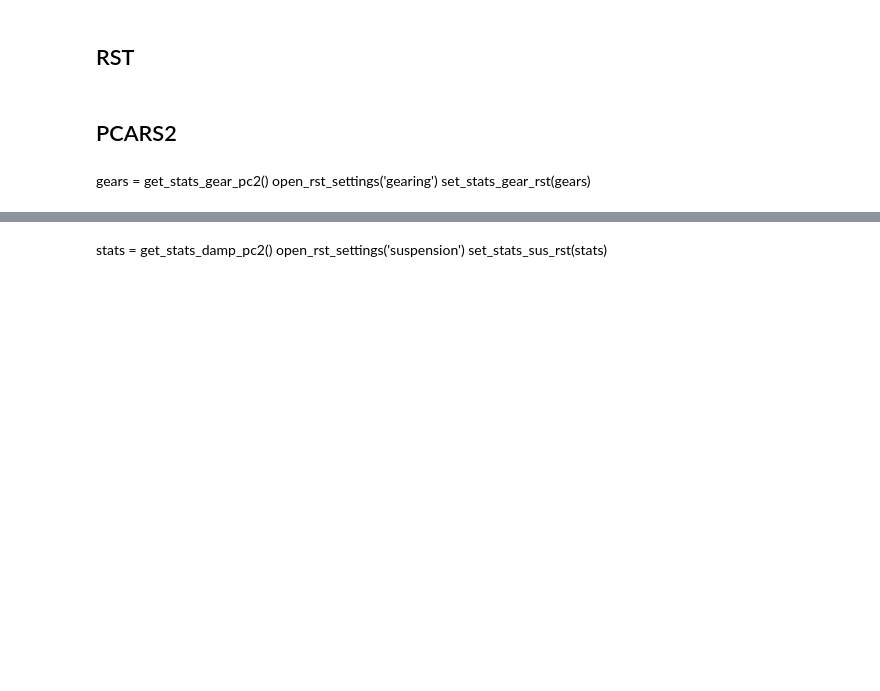
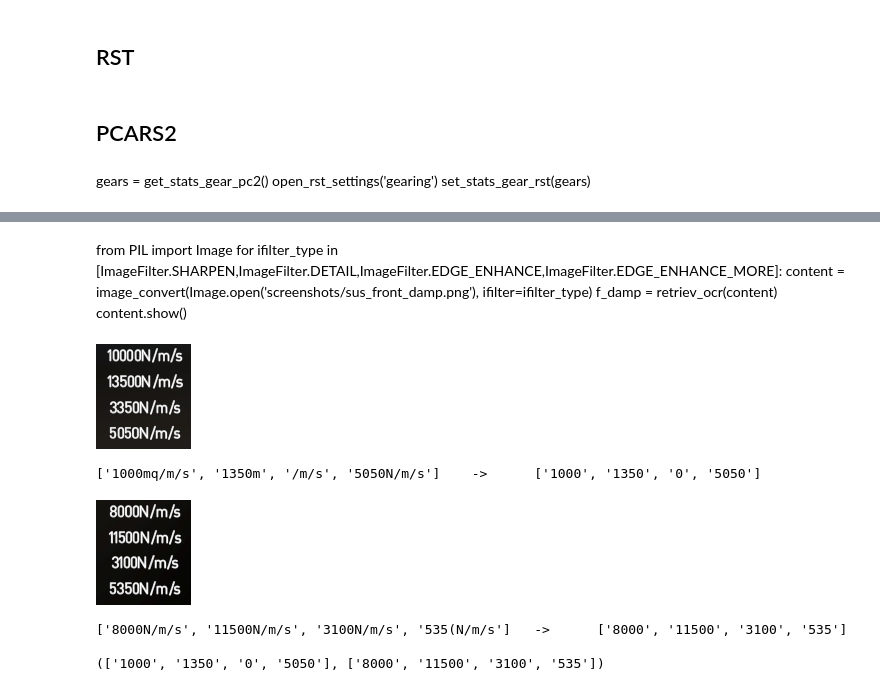
Before and after one commit to GeoSnipes/migrate_pc2setup_to_rst, a Jupyter notebook: migrate_params.ipynb, the cells around one changed output, grey strips where cells are left out. Cells and saved outputs as stored; diff of their text form; code cells hidden in the pictures; blank space fills up the shorter version.

Commit message:
finish damper setup

```diff
--- a/migrate_params.ipynb
+++ b/migrate_params.ipynb
@@ -249,24 +260,0 @@ set_stats_sus_rst(stats)
-# %%
-def image_convert(image, apply_correcttion = False, ifilter=None):
-    greyscale = image.convert('L')
-    blackwhite = greyscale.point(lambda x: 0 if x < 200 else 255, '1')
-    if ifilter is not None:
-        if ifilter not in [ImageFilter.SHARPEN,ImageFilter.DETAIL,ImageFilter.EDGE_ENHANCE,ImageFilter.EDGE_ENHANCE_MORE]:
-            ifilter = ImageFilter.EDGE_ENHANCE_MORE
-        blackwhite = blackwhite.filter(ifilter)
-    return blackwhite if apply_correcttion else image
-
-# Select dampers menu
-rst.set_focus()
-pc2.set_focus()
-
-# Get front damp
-x, y, width, height = app_get_region(pc2, x=595, y=415,  width=95, height=183, use_ratio=True)
-content = image_convert(get_sreenshot(wind_stat=(x, y, width, height), screenname='sus_front_damp'), apply_correcttion=1)
-f_damp = retriev_ocr(content)
-content
-# %%
-for ifilter_type in [ImageFilter.SHARPEN,ImageFilter.DETAIL,ImageFilter.EDGE_ENHANCE,ImageFilter.EDGE_ENHANCE_MORE]:
-    content =  image_convert(Image.open('screenshots/sus_front_damp.png'), ifilter=ifilter_type)
-    f_damp = retriev_ocr(content)
-    content.show()
@@ -273,3 +293,9 @@ for ifilter_type in [ImageFilter.SHARPEN,ImageFilter.DETAIL,ImageFilter.EDGE_ENH
+# %% [markdown]
+from PIL import Image
+for ifilter_type in [ImageFilter.SHARPEN,ImageFilter.DETAIL,ImageFilter.EDGE_ENHANCE,ImageFilter.EDGE_ENHANCE_MORE]:
+    content =  image_convert(Image.open('screenshots/sus_front_damp.png'), ifilter=ifilter_type)
+    f_damp = retriev_ocr(content)
+    content.show()
 # %%
 def get_stats_damp_pc2():
     # Select dampers menu
@@ -315,4 +349,11 @@ def set_stats_sus_rst(stats):
-# %% [markdown]
-stats = get_stats_damp_pc2()
-open_rst_settings('suspension')
-set_stats_sus_rst(stats)
+# %%
+stats = get_stats_damp_pc2()
+open_rst_settings('dampers')
+set_stats_sus_rst(stats)
+# %% [output]
+[figure, added]
+['1000mq/m/s', '1350m', '/m/s', '5050N/m/s']    ->      ['1000', '1350', '0', '5050']
+[figure, added]
+['8000N/m/s', '11500N/m/s', '3100N/m/s', '535(N/m/s']   ->      ['8000', '11500', '3100', '535']
+
+(['1000', '1350', '0', '5050'], ['8000', '11500', '3100', '535'])
```
Also changed, not shown: parts of 11 cells of this notebook, 1 other file.
